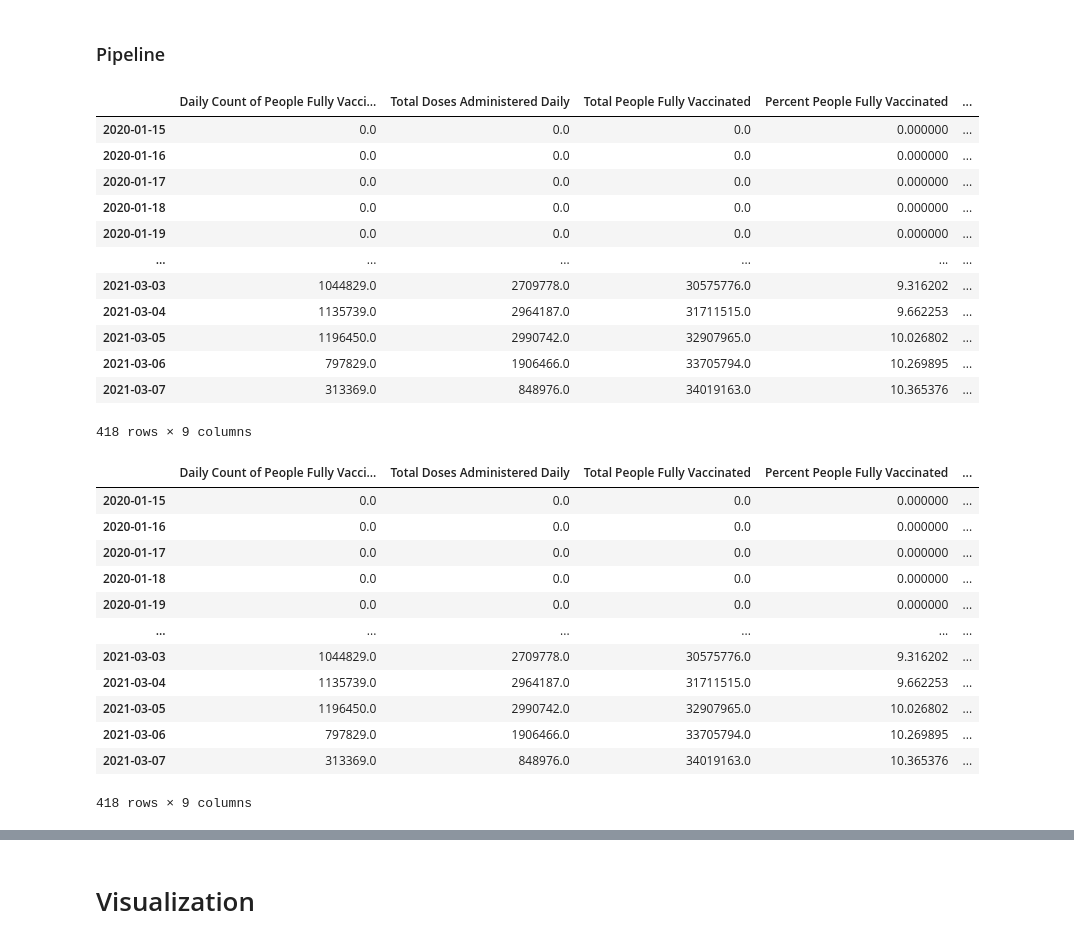
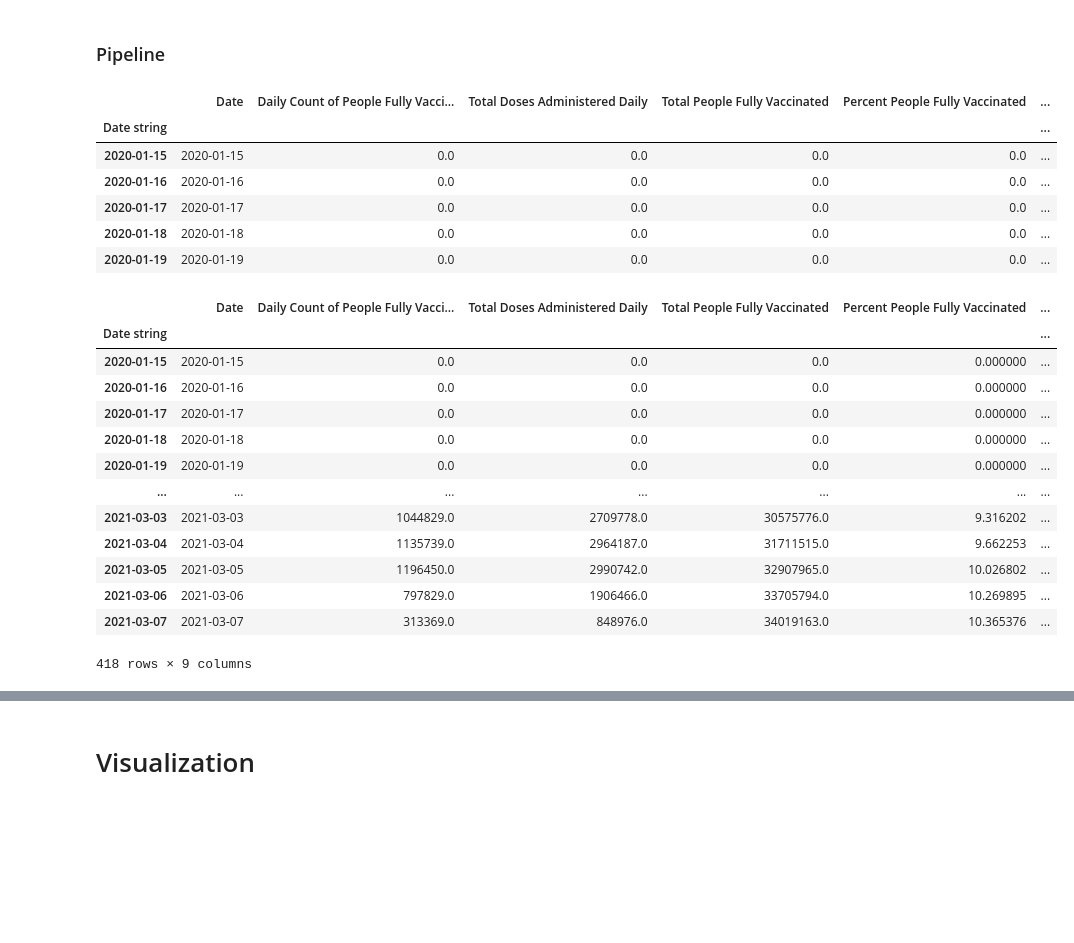
Before and after one commit to swastidadhich/Covid19HerdImmunity, a Jupyter notebook: COVID Data and analysis plan + regression-1.ipynb, the cells around one changed output, grey strips where cells are left out. Saved outputs shown, nothing was run; the diff lists cells and outputs as text; code cells hidden in the pictures; blank space fills up the shorter version.

```diff
--- a/COVID Data and analysis plan + regression-1.ipynb
+++ b/COVID Data and analysis plan + regression-1.ipynb
@@ -286,39 +286,40 @@ df_covid_vax = clean_vax_df(df_vax_dirty)
 # combine the dataframes
 df_covid_info = combine_case_vax_df(df_covid_cases, df_covid_vax)
 
+# set the index to date string instead of datetime for easier indexing
+df_covid_info = df_covid_info.rename_axis('Date')
+df_covid_info = df_covid_info.reset_index()
+df_covid_info = df_covid_info.set_index('Date string')
+df_covid_info = df_covid_info.sort_index()
+
 # save the dataframe to a csv
 df_covid_info.to_csv('covid vaccine and case data.csv')
 # %%
-df_covid_info
+df_covid_info.head()
 # %% [output]
-|  | Daily Count of People Fully Vacci... | Total Doses Administered Daily | Total People Fully Vaccinated | Percent People Fully Vaccinated | ... |
-| 2020-01-15 | 0.0 | 0.0 | 0.0 | 0.000000 | ... |
-| 2020-01-16 | 0.0 | 0.0 | 0.0 | 0.000000 | ... |
-| 2020-01-17 | 0.0 | 0.0 | 0.0 | 0.000000 | ... |
-| 2020-01-18 | 0.0 | 0.0 | 0.0 | 0.000000 | ... |
-| 2020-01-19 | 0.0 | 0.0 | 0.0 | 0.000000 | ... |
-| ... | ... | ... | ... | ... | ... |
-| 2021-03-03 | 1044829.0 | 2709778.0 | 30575776.0 | 9.316202 | ... |
-| 2021-03-04 | 1135739.0 | 2964187.0 | 31711515.0 | 9.662253 | ... |
-| 2021-03-05 | 1196450.0 | 2990742.0 | 32907965.0 | 10.026802 | ... |
-| 2021-03-06 | 797829.0 | 1906466.0 | 33705794.0 | 10.269895 | ... |
-| 2021-03-07 | 313369.0 | 848976.0 | 34019163.0 | 10.365376 | ... |
+|  | Date | Daily Count of People Fully Vacci... | Total Doses Administered Daily | Total People Fully Vaccinated | Percent People Fully Vaccinated | ... |
+| Date string |  |  |  |  |  | ... |
+| 2020-01-15 | 2020-01-15 | 0.0 | 0.0 | 0.0 | 0.0 | ... |
+| 2020-01-16 | 2020-01-16 | 0.0 | 0.0 | 0.0 | 0.0 | ... |
+| 2020-01-17 | 2020-01-17 | 0.0 | 0.0 | 0.0 | 0.0 | ... |
+| 2020-01-18 | 2020-01-18 | 0.0 | 0.0 | 0.0 | 0.0 | ... |
+| 2020-01-19 | 2020-01-19 | 0.0 | 0.0 | 0.0 | 0.0 | ... |
-418 rows × 9 columns
 # %%
 df_covid_info
 # %% [output]
-|  | Daily Count of People Fully Vacci... | Total Doses Administered Daily | Total People Fully Vaccinated | Percent People Fully Vaccinated | ... |
-| 2020-01-15 | 0.0 | 0.0 | 0.0 | 0.000000 | ... |
-| 2020-01-16 | 0.0 | 0.0 | 0.0 | 0.000000 | ... |
-| 2020-01-17 | 0.0 | 0.0 | 0.0 | 0.000000 | ... |
-| 2020-01-18 | 0.0 | 0.0 | 0.0 | 0.000000 | ... |
-| 2020-01-19 | 0.0 | 0.0 | 0.0 | 0.000000 | ... |
-| ... | ... | ... | ... | ... | ... |
-| 2021-03-03 | 1044829.0 | 2709778.0 | 30575776.0 | 9.316202 | ... |
-| 2021-03-04 | 1135739.0 | 2964187.0 | 31711515.0 | 9.662253 | ... |
-| 2021-03-05 | 1196450.0 | 2990742.0 | 32907965.0 | 10.026802 | ... |
-| 2021-03-06 | 797829.0 | 1906466.0 | 33705794.0 | 10.269895 | ... |
-| 2021-03-07 | 313369.0 | 848976.0 | 34019163.0 | 10.365376 | ... |
+|  | Date | Daily Count of People Fully Vacci... | Total Doses Administered Daily | Total People Fully Vaccinated | Percent People Fully Vaccinated | ... |
+| Date string |  |  |  |  |  | ... |
+| 2020-01-15 | 2020-01-15 | 0.0 | 0.0 | 0.0 | 0.000000 | ... |
+| 2020-01-16 | 2020-01-16 | 0.0 | 0.0 | 0.0 | 0.000000 | ... |
+| 2020-01-17 | 2020-01-17 | 0.0 | 0.0 | 0.0 | 0.000000 | ... |
+| 2020-01-18 | 2020-01-18 | 0.0 | 0.0 | 0.0 | 0.000000 | ... |
+| 2020-01-19 | 2020-01-19 | 0.0 | 0.0 | 0.0 | 0.000000 | ... |
+| ... | ... | ... | ... | ... | ... | ... |
+| 2021-03-03 | 2021-03-03 | 1044829.0 | 2709778.0 | 30575776.0 | 9.316202 | ... |
+| 2021-03-04 | 2021-03-04 | 1135739.0 | 2964187.0 | 31711515.0 | 9.662253 | ... |
+| 2021-03-05 | 2021-03-05 | 1196450.0 | 2990742.0 | 32907965.0 | 10.026802 | ... |
+| 2021-03-06 | 2021-03-06 | 797829.0 | 1906466.0 | 33705794.0 | 10.269895 | ... |
+| 2021-03-07 | 2021-03-07 | 313369.0 | 848976.0 | 34019163.0 | 10.365376 | ... |
 418 rows × 9 columns
 # %%
 import matplotlib.dates as mdates
```
Also changed, not shown: parts of 27 cells of this notebook.
